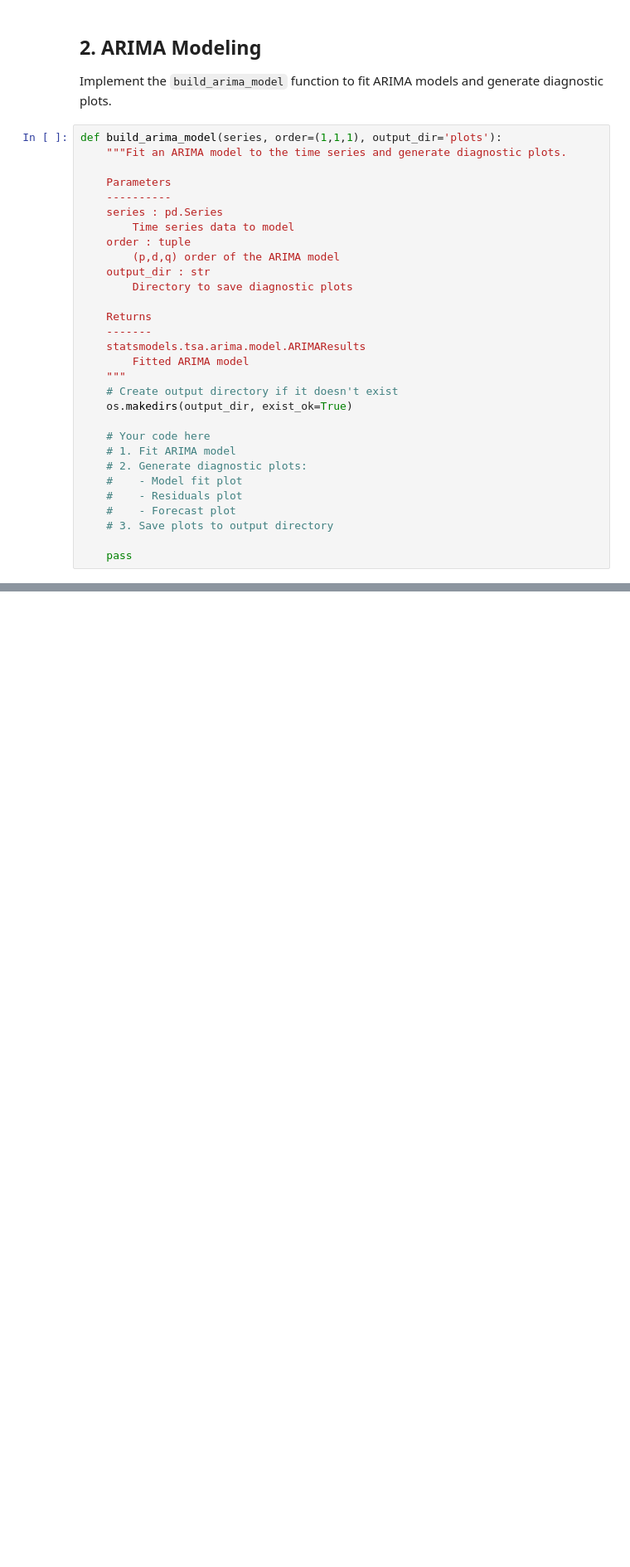
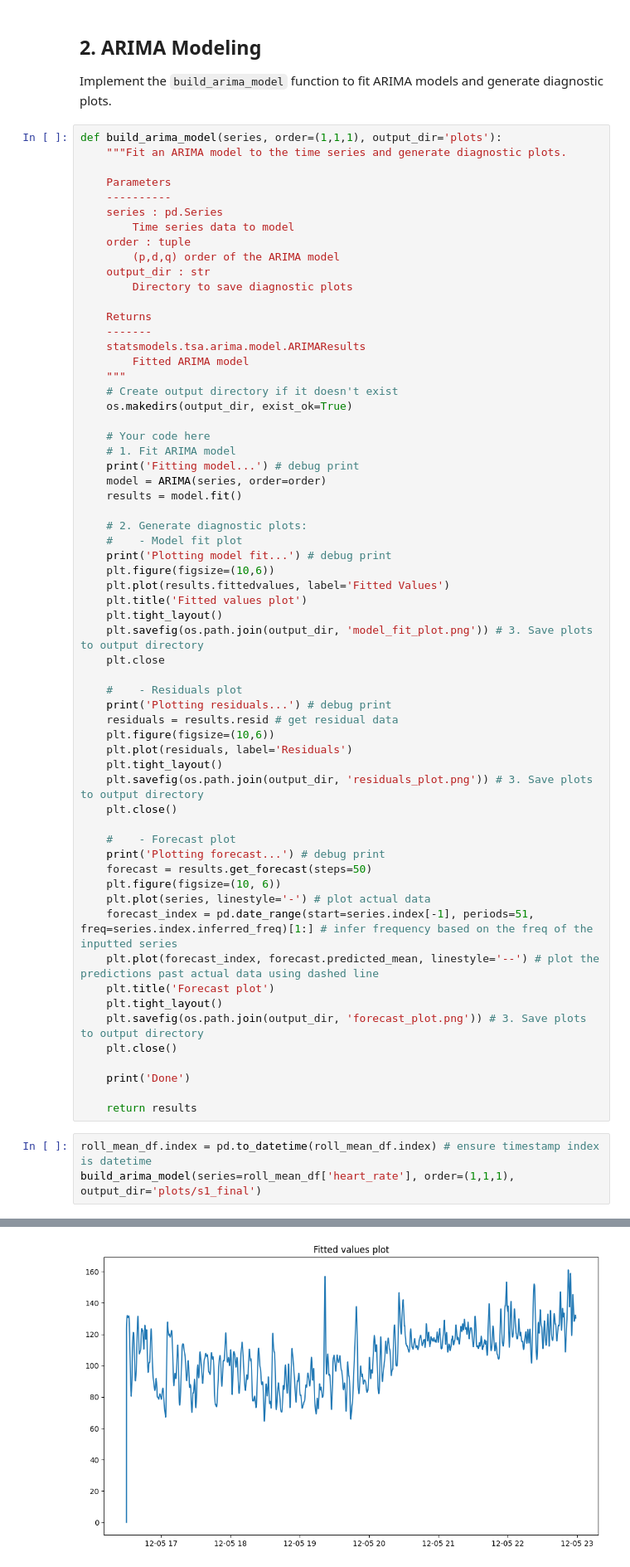
Before and after one commit to UCSF-DataSci/4-it-s-about-time-hcheng25, a Jupyter notebook: part2_modeling.ipynb, the cells around one changed output, grey strips where cells are left out. Shown at 83% size. Drawn from its saved outputs; the diff is of its cells as text; blank space fills up the shorter version.

Commit message:
part 2 done

```diff
--- a/part2_modeling.ipynb
+++ b/part2_modeling.ipynb
@@ -94,10 +111,45 @@ def build_arima_model(series, order=(1,1,1), output_dir='plots'):
 
     # Your code here
     # 1. Fit ARIMA model
+    print('Fitting model...') # debug print
+    model = ARIMA(series, order=order)
+    results = model.fit()
+
     # 2. Generate diagnostic plots:
     #    - Model fit plot
+    print('Plotting model fit...') # debug print
+    plt.figure(figsize=(10,6))
+    plt.plot(results.fittedvalues, label='Fitted Values')
+    plt.title('Fitted values plot')
+    plt.tight_layout()
+    plt.savefig(os.path.join(output_dir, 'model_fit_plot.png')) # 3. Save plots to output directory
+    plt.close
+
     #    - Residuals plot
+    print('Plotting residuals...') # debug print
+    residuals = results.resid # get residual data
+    plt.figure(figsize=(10,6))
+    plt.plot(residuals, label='Residuals')
+    plt.tight_layout()
+    plt.savefig(os.path.join(output_dir, 'residuals_plot.png')) # 3. Save plots to output directory
+    plt.close()
+
     #    - Forecast plot
-    # 3. Save plots to output directory
+    print('Plotting forecast...') # debug print
+    forecast = results.get_forecast(steps=50)
+    plt.figure(figsize=(10, 6))
+    plt.plot(series, linestyle='-') # plot actual data
+    forecast_index = pd.date_range(start=series.index[-1], periods=51, freq=series.index.inferred_freq)[1:] # infer frequency based on the freq of the inputted series
+    plt.plot(forecast_index, forecast.predicted_mean, linestyle='--') # plot the predictions past actual data using dashed line
+    plt.title('Forecast plot')
+    plt.tight_layout()
+    plt.savefig(os.path.join(output_dir, 'forecast_plot.png')) # 3. Save plots to output directory
+    plt.close()
 
-    pass
+    print('Done')
+
+    return results
+# %%
+roll_mean_df.index = pd.to_datetime(roll_mean_df.index) # ensure timestamp index is datetime
+build_arima_model(series=roll_mean_df['heart_rate'], order=(1,1,1), output_dir='plots/s1_final')
+# %% [output]
@@ -103,0 +162 @@ def build_arima_model(series, order=(1,1,1), output_dir='plots'):
+[figure, added]
```
Also changed, not shown: parts of 2 cells of this notebook, 1 other file.
